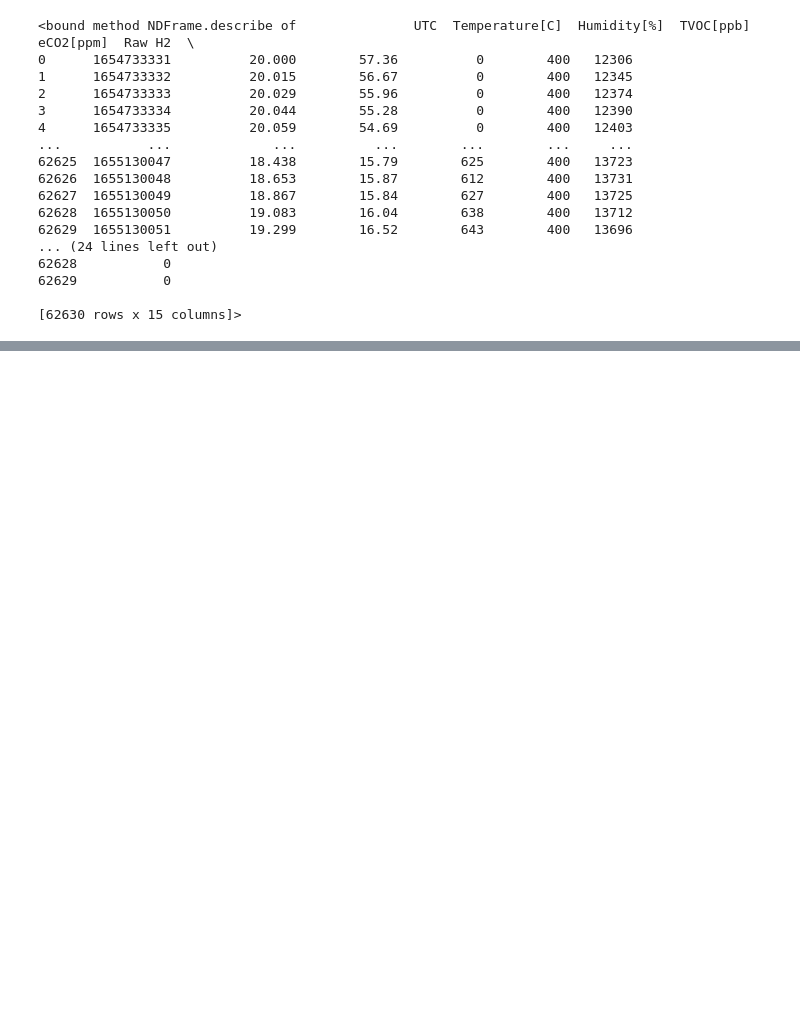
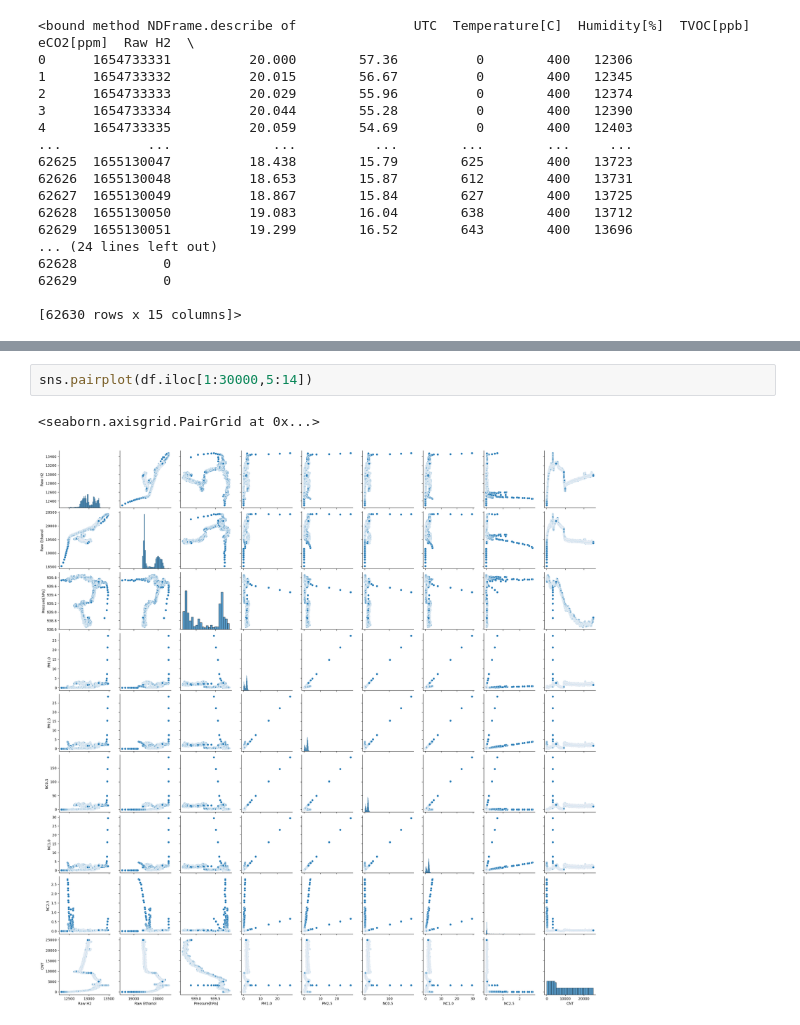
Before and after one commit to AntonisCSt/MLops_aws_Cat_dog, a Jupyter notebook: initial_notebook.ipynb, the cells around one changed output, grey strips where cells are left out. Cells and saved outputs as stored; diff of their text form; blank space fills up the shorter version.

```diff
--- a/initial_notebook.ipynb
+++ b/initial_notebook.ipynb
@@ -61,0 +180,5 @@ df.describe
+# %%
+sns.pairplot(df.iloc[1:30000,5:14])
+# %% [output]
+<seaborn.axisgrid.PairGrid at 0x...>
+[figure, added]
```
Also changed, not shown: parts of 17 cells of this notebook, 2 other files.
